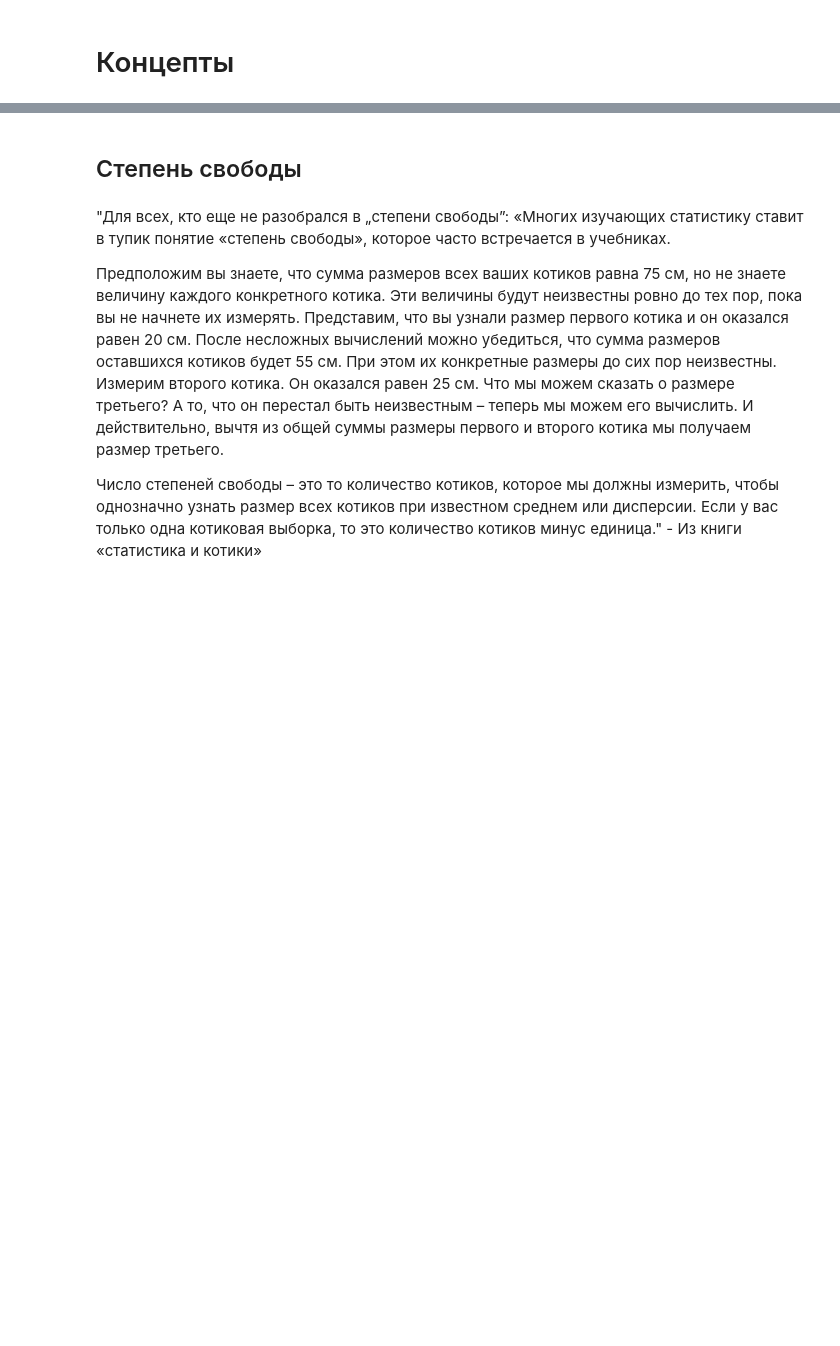
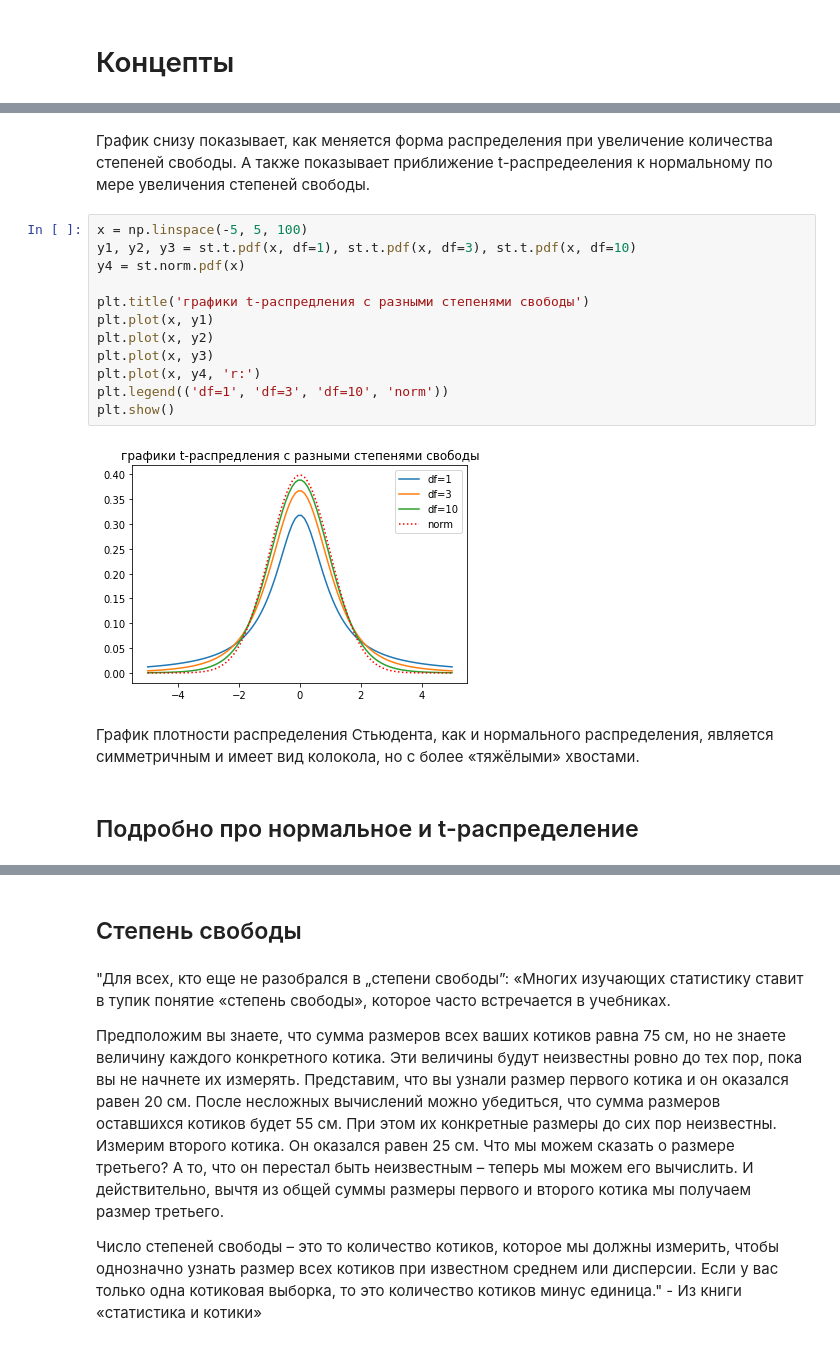
Before and after one commit to Saxsafon/Statistics, a Jupyter notebook: Distributions/Student.ipynb, the cells around one changed output, grey strips where cells are left out. Drawn from its saved outputs; the diff is of its cells as text; blank space fills up the shorter version.

Commit message:
Перенес описание распределения Стьюдента в ноутбук Student.ipynb

```diff
--- a/Distributions/Student.ipynb
+++ b/Distributions/Student.ipynb
@@ -26,0 +34,21 @@ display(HTML("<style>.container { width:100% !important; }</style>"))
+# %% [markdown]
+График снизу показывает, как меняется форма распределения при увеличение количества степеней свободы.
+А также показывает приближение t-распредееления к нормальному по мере увеличения степеней свободы.
+# %%
+x = np.linspace(-5, 5, 100)
+y1, y2, y3 = st.t.pdf(x, df=1), st.t.pdf(x, df=3), st.t.pdf(x, df=10)
+y4 = st.norm.pdf(x)
+
+plt.title('графики t-распредления с разными степенями свободы')
+plt.plot(x, y1)
+plt.plot(x, y2)
+plt.plot(x, y3)
+plt.plot(x, y4, 'r:')
+plt.legend(('df=1', 'df=3', 'df=10', 'norm'))
+plt.show()
+# %% [output]
+[figure, added]
+# %% [markdown]
+График плотности распределения Стьюдента, как и нормального распределения, является симметричным и имеет вид колокола, но с более «тяжёлыми» хвостами.
+# %% [markdown]
+## Подробно про нормальное и t-распределение
```
Also changed, not shown: parts of 7 cells of this notebook, 1 other file.
